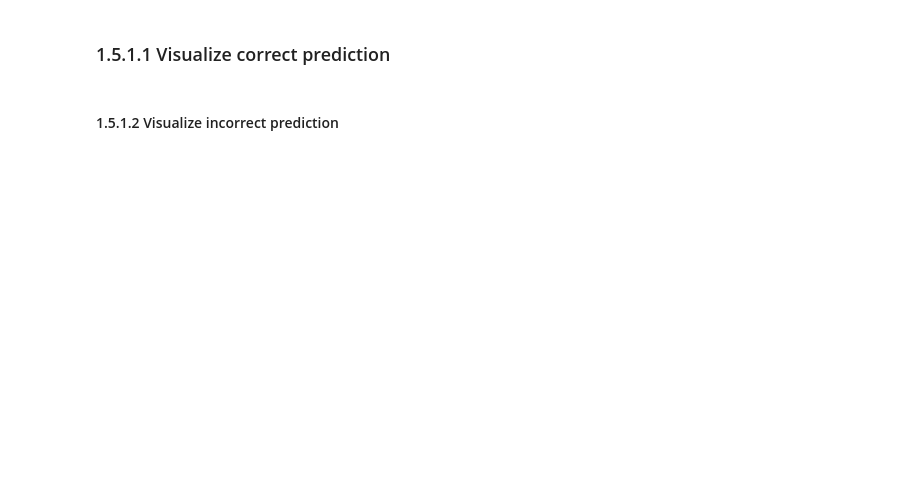
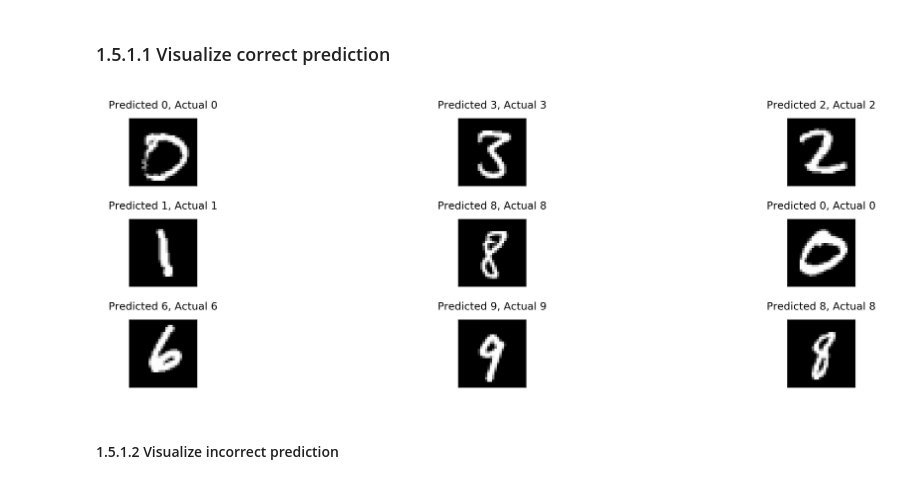
Before and after one commit to sambaiga/PytzMLS2018, a Jupyter notebook: Lab-3/Introduction to Deep learning.ipynb, the cells around one changed output. Cells and saved outputs as stored; diff of their text form; code cells hidden in the pictures; blank space fills up the shorter version.

```diff
--- a/Lab-3/Introduction to Deep learning.ipynb
+++ b/Lab-3/Introduction to Deep learning.ipynb
@@ -223,18 +254,20 @@ print(len(incorrect_indices)," classified incorrectly")
 # %% [markdown]
 ### 1.5.1.1 Visualize correct prediction
 # %%
-beatify(fig_width=5, fig_height=8)
+beatify(fig_width=8)
 indices = np.random.permutation(correct_indices)
 figure_evaluation = plt.figure()
 
 # plot 9 correct predictions
 for i, correct in enumerate(indices[:9]):
     plt.subplot(6,3,i+1)
     plt.imshow(test_dataset.test_data[correct].numpy(),  cmap='gray', interpolation='none')
     plt.title("Predicted {}, Actual {}".format(predictions[correct], ground_t[correct]))
     plt.xticks([])
     plt.yticks([])
     plt.tight_layout()
+# %% [output]
+[figure, added]
 # %% [markdown]
 #### 1.5.1.2 Visualize incorrect prediction
 # %%
```
Also changed, not shown: parts of 41 cells of this notebook, 2 other files.
